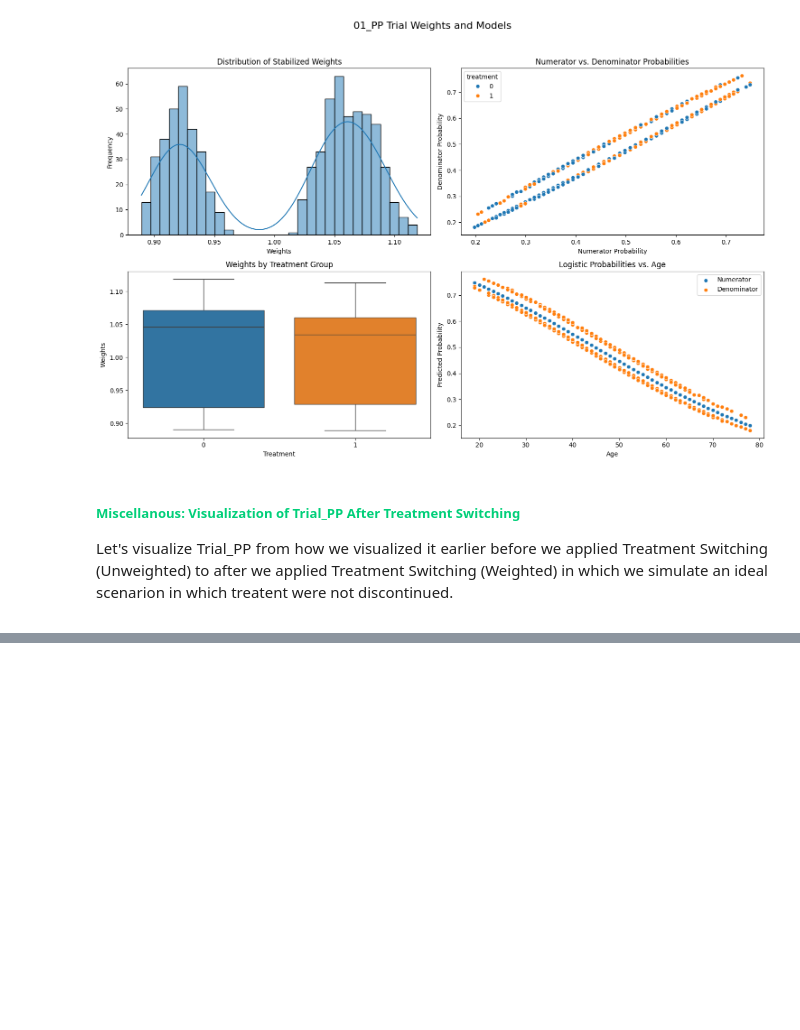
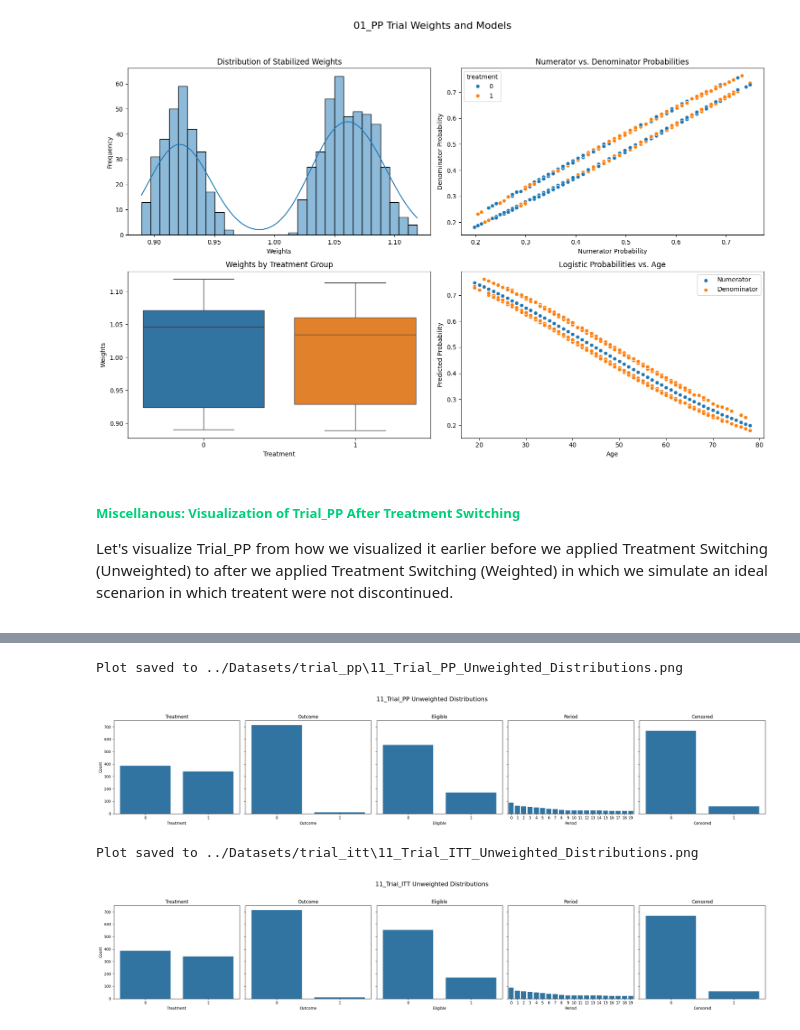
Before and after one commit to Bobberns/Target_Trial_Emulation, a Jupyter notebook: Python Codes/TTE-v1.ipynb, the cells around one changed output, grey strips where cells are left out. Saved outputs shown, nothing was run; the diff lists cells and outputs as text; code cells hidden in the pictures; blank space fills up the shorter version.

Commit message:
add: finished for step 4 calculating weights for pp and itt with trend visualization

```diff
--- a/Python Codes/TTE-v1.ipynb
+++ b/Python Codes/TTE-v1.ipynb
@@ -640,0 +752,39 @@ If we applied 'set_switch_weight_model' to 'trial_itt', we would have following:
+# %%
+### Function to plot unweighted distributions
+def plot_unweighted_distributions(data, title, save_dir):
+    if not os.path.exists(save_dir):
+        os.makedirs(save_dir)
+
+    variables = ['treatment', 'outcome', 'eligible', 'period', 'censored']
+    missing_vars = [var for var in variables if var not in data.columns]
+    if missing_vars:
+        raise ValueError(f"Dataset is missing columns: {missing_vars}")
+
+    data_clean = data[variables].dropna()
+
+    fig, axes = plt.subplots(1, 5, figsize=(25, 5), sharey=True)
+    fig.suptitle(title, fontsize=16)
+
+    for i, var in enumerate(variables):
+        sns.countplot(x=var, data=data_clean, ax=axes[i])
+        axes[i].set_title(f"{var.capitalize()}")
+        axes[i].set_xlabel(var.capitalize())
+        if i == 0:
+            axes[i].set_ylabel("Count")
+        else:
+            axes[i].set_ylabel("")
+
+    plt.tight_layout(rect=[0, 0, 1, 0.95])
+    save_path = os.path.join(save_dir, f"{title.replace(' ', '_')}.png")
+    plt.savefig(save_path, bbox_inches='tight')
+    print(f"Plot saved to {save_path}")
+    plt.show()
+
+# Visualize unweighted distributions (before weights)
+plot_unweighted_distributions(trial_pp, "11_Trial_PP Unweighted Distributions", trial_pp_dir)
+plot_unweighted_distributions(trial_itt, "11_Trial_ITT Unweighted Distributions", trial_itt_dir)
+# %% [output]
+Plot saved to ../Datasets/trial_pp\11_Trial_PP_Unweighted_Distributions.png
+[figure, added]
+Plot saved to ../Datasets/trial_itt\11_Trial_ITT_Unweighted_Distributions.png
+[figure, added]
```
Also changed, not shown: parts of 19 cells of this notebook, 5 other files.
